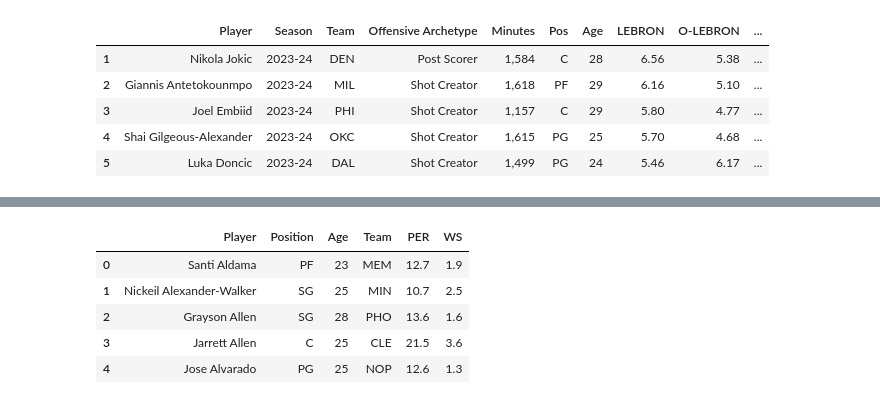
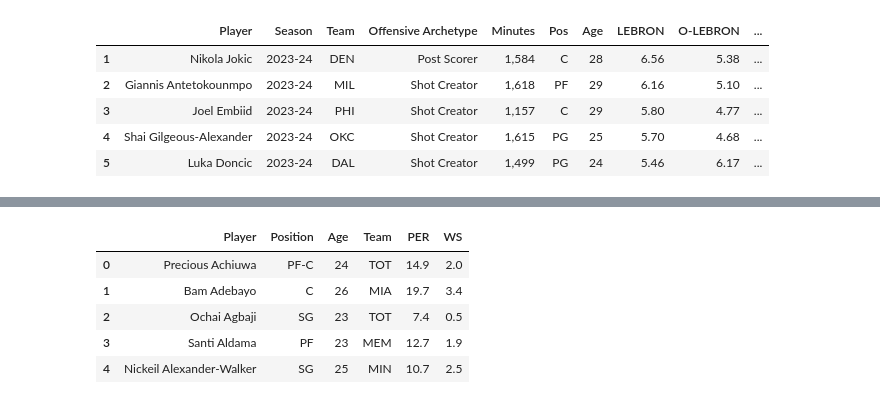
Before and after one commit to JadenFaste/STA141B-Project, a Jupyter notebook: Project.ipynb, the cells around one changed output, grey strips where cells are left out. Drawn from its saved outputs; the diff is of its cells as text; code cells hidden in the pictures.

```diff
--- a/Project.ipynb
+++ b/Project.ipynb
@@ -1064,22 +1059,39 @@ BokehDeprecationWarning: 'circle() method with size value' was deprecated in Bok
 # %%
 #win share and player efficiency rating
 import requests
 import lxml.html as lx
 url = 'https://www.basketball-reference.com/leagues/NBA_2024_advanced.html'
 response = requests.get(url)
 html = lx.fromstring(response.text)
 tables = html.xpath('//table')
 
 # Iterate over each table element
 for table in tables:
     dataframe = []
     for row in table.xpath('.//tr'):
         row_data = [cell.text_content().strip() for cell in row.xpath('.//td')]
         dataframe.append(row_data)
 rows = []
 for row_data in dataframe:
     rows.append(row_data)
 columns = ['Player', 'Position', 'Age', 'Team', 'G', 'MP', 'PER', 'TS%', '3PAr', 'FTr', 'ORB%', 'DRB%', 'TRB%', 'AST%', 'STL%', 'BLK%', 'TOV%', 'USG%', 'OWS', 'DWS', 'WS', 'WS/48', 'OBPM', 'DBPM', 'BPM', 'VORP', 'bweebo', 'ball']
 
 # Create DataFrame
 df = pd.DataFrame(dataframe, columns=columns)
+df.drop(0)
+df = df.drop_duplicates(subset=['Player'], keep='first')
+newcolumns = [0, 1, 2, 3, 6, 20]
+df = df.iloc[:,newcolumns]
+advanced = df
+advanced = advanced.drop(0)
+advanced.reset_index(drop=True, inplace=True)
+advanced.head()
+lebron = advanced
+lebron.head()
+# %% [output]
+|  | Player | Position | Age | Team | PER | WS |
+| 0 | Precious Achiuwa | PF-C | 24 | TOT | 14.9 | 2.0 |
+| 1 | Bam Adebayo | C | 26 | MIA | 19.7 | 3.4 |
+| 2 | Ochai Agbaji | SG | 23 | TOT | 7.4 | 0.5 |
+| 3 | Santi Aldama | PF | 23 | MEM | 12.7 | 1.9 |
+| 4 | Nickeil Alexander-Walker | SG | 25 | MIN | 10.7 | 2.5 |
@@ -1092,13 +1097,0 @@ advanced = df
-# %%
-advanced = advanced.drop(0)
-advanced.reset_index(drop=True, inplace=True)
-advanced.head()
-df2 = advanced
-df2.head()
-# %% [output]
-|  | Player | Position | Age | Team | PER | WS |
-| 0 | Santi Aldama | PF | 23 | MEM | 12.7 | 1.9 |
-| 1 | Nickeil Alexander-Walker | SG | 25 | MIN | 10.7 | 2.5 |
-| 2 | Grayson Allen | SG | 28 | PHO | 13.6 | 1.6 |
-| 3 | Jarrett Allen | C | 25 | CLE | 21.5 | 3.6 |
-| 4 | Jose Alvarado | PG | 25 | NOP | 12.6 | 1.3 |
```
Also changed, not shown: parts of 11 cells of this notebook.
